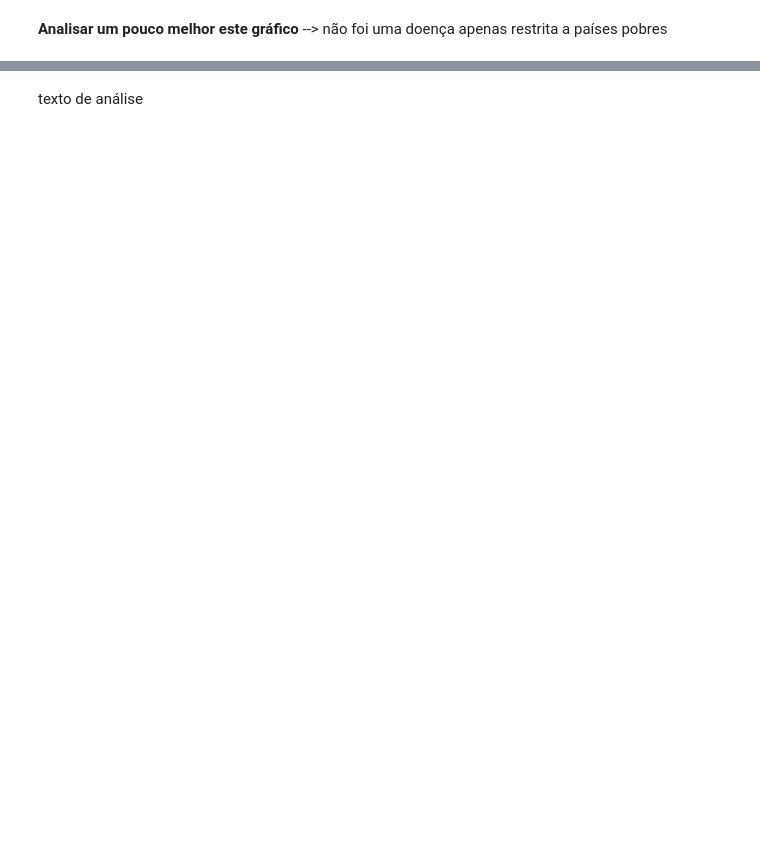
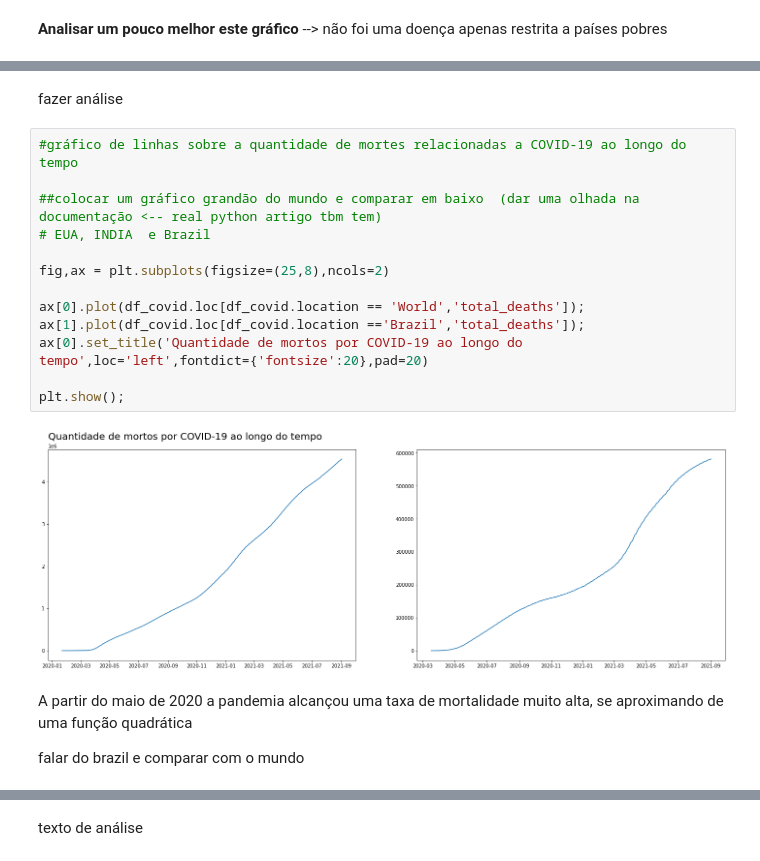
Before and after one commit to FerrazThales/Analysis_COVID_19, a Jupyter notebook: Panorama_da_COVID_19.ipynb, the cells around one changed output, grey strips where cells are left out. Drawn from its saved outputs; the diff is of its cells as text; blank space fills up the shorter version.

```diff
--- a/Panorama_da_COVID_19.ipynb
+++ b/Panorama_da_COVID_19.ipynb
@@ -304,3 +309,24 @@ plt.show();
+# %% [markdown]
+fazer análise
+# %%
+#gráfico de linhas sobre a quantidade de mortes relacionadas a COVID-19 ao longo do tempo
+
+##colocar um gráfico grandão do mundo e comparar em baixo  (dar uma olhada na documentação <-- real python artigo tbm tem)
+# EUA, INDIA  e Brazil
+
+fig,ax = plt.subplots(figsize=(25,8),ncols=2)
+
+ax[0].plot(df_covid.loc[df_covid.location == 'World','total_deaths']);
+ax[1].plot(df_covid.loc[df_covid.location =='Brazil','total_deaths']);
+ax[0].set_title('Quantidade de mortos por COVID-19 ao longo do tempo',loc='left',fontdict={'fontsize':20},pad=20)
+
+plt.show();
+# %% [output]
+[figure, added]
+# %% [markdown]
+A partir do maio de 2020 a pandemia alcançou uma taxa de mortalidade muito alta, se aproximando de uma função quadrática
+
+falar do brazil e comparar com  o mundo
 # %%
 #Criando uma matriz de correlação para avaliar a "dependência" entre as variáveis
 matriz_de_correlacao = df_lista_sem_continentes[['total_cases','total_deaths','reproduction_rate','icu_patients','hosp_patients','total_tests',
```
Also changed, not shown: parts of 29 cells of this notebook.
